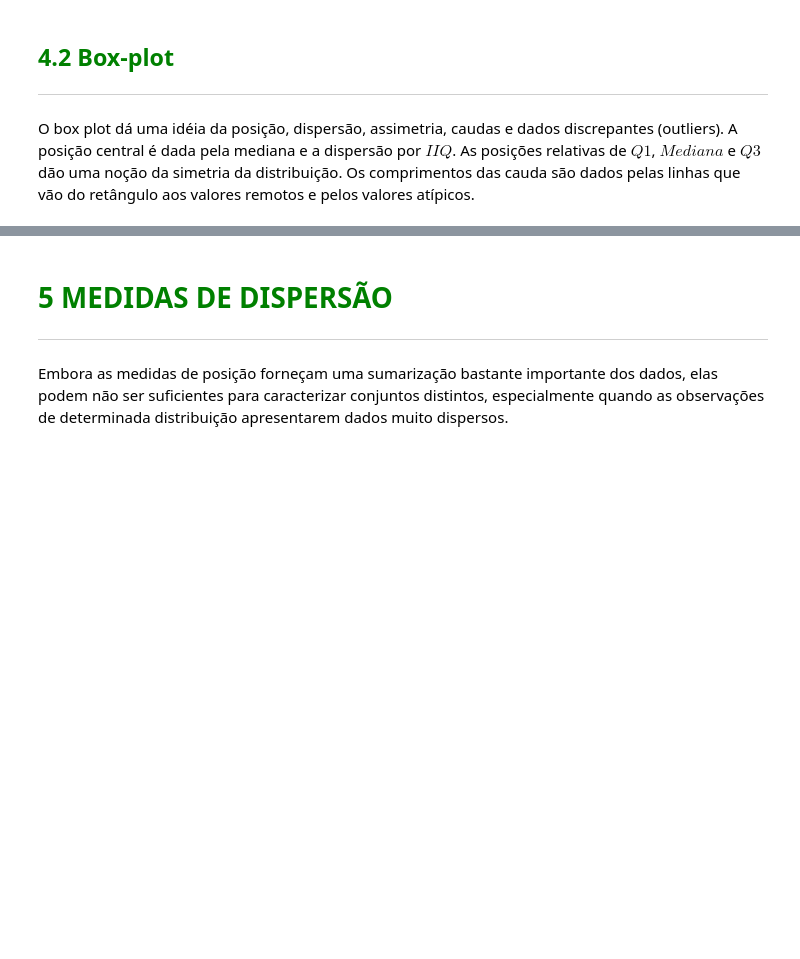
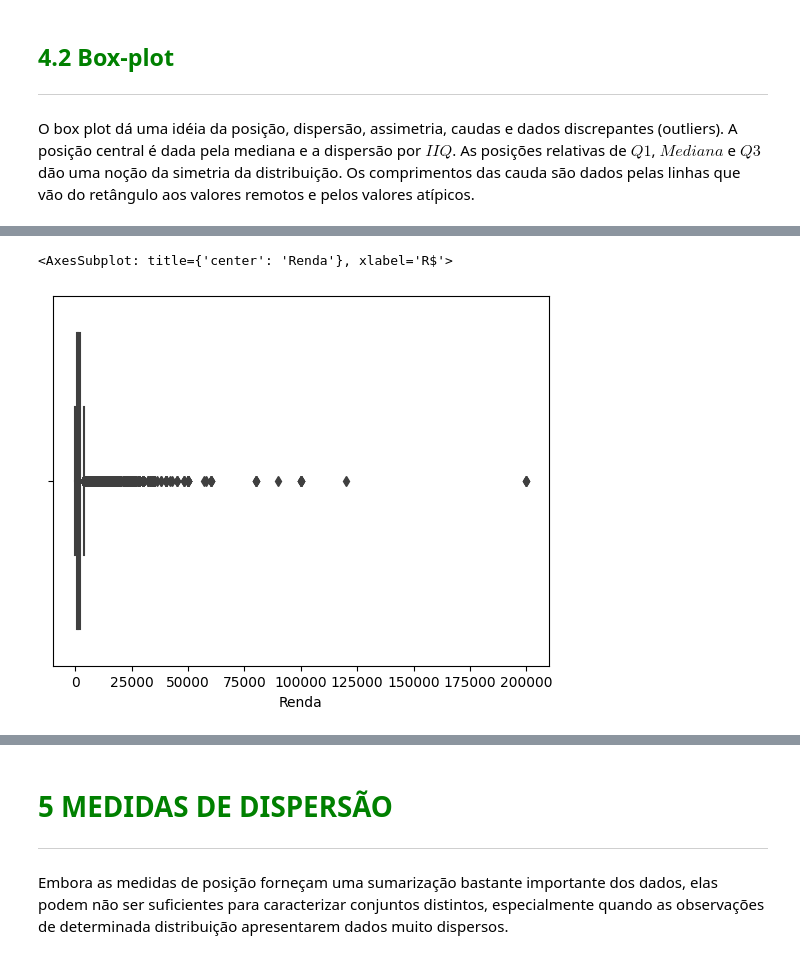
Before and after one commit to alyssonhyago/Cursos_Alura, a Jupyter notebook: Data_Science/Python_estatistica/Curso_de_Estatística.ipynb, the cells around one changed output, grey strips where cells are left out. Cells and saved outputs as stored; diff of their text form; code cells hidden in the pictures; blank space fills up the shorter version.

```diff
--- a/Data_Science/Python_estatistica/Curso_de_Estatística.ipynb
+++ b/Data_Science/Python_estatistica/Curso_de_Estatística.ipynb
@@ -732,0 +777,9 @@ O box plot dá uma idéia da posição, dispersão, assimetria, caudas e dados d
+# %%
+vax = sns.boxplot( x = 'Renda', data = dados, orient = 'h')
+ax.figure.set_size_inches(12, 4)
+ax.set_title('Renda', fontsize=18)
+ax.set_xlabel('R$', fontsize=14)
+ax
+# %% [output]
+<AxesSubplot: title={'center': 'Renda'}, xlabel='R$'>
+[figure, added]
```
Also changed, not shown: parts of 23 cells of this notebook.
